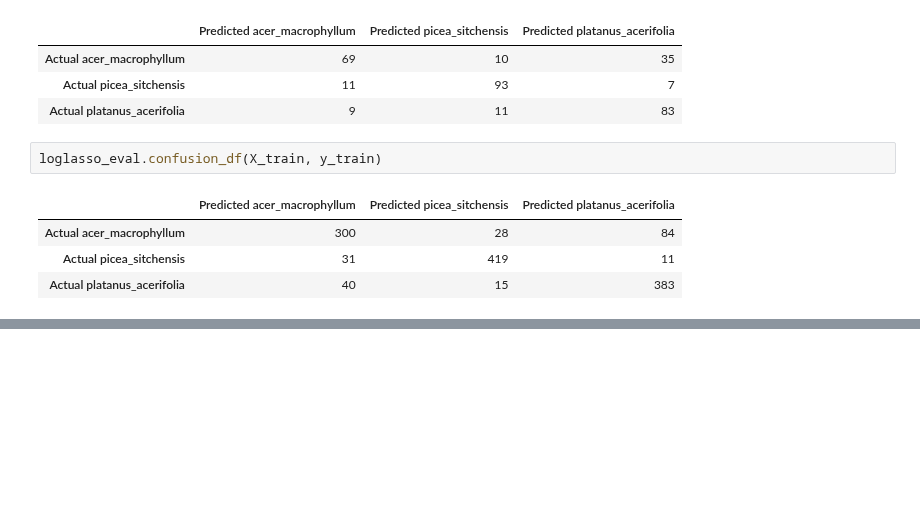
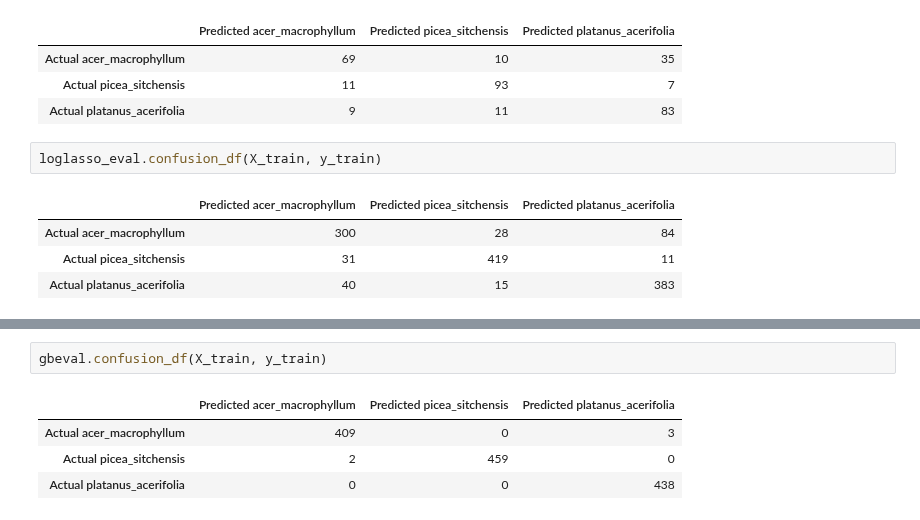
Before and after one commit to NathanielBlairStahn/tree-logic, a Jupyter notebook: notebooks/20180509_3_species/baseline_models.ipynb, the cells around one changed output, grey strips where cells are left out. Drawn from its saved outputs; the diff is of its cells as text; blank space fills up the shorter version.

```diff
--- a/notebooks/20180509_3_species/baseline_models.ipynb
+++ b/notebooks/20180509_3_species/baseline_models.ipynb
@@ -172,0 +205,7 @@ loglasso_eval.confusion_df(X_train, y_train)
+# %%
+gbeval.confusion_df(X_train, y_train)
+# %% [output]
+|  | Predicted acer_macrophyllum | Predicted picea_sitchensis | Predicted platanus_acerifolia |
+| Actual acer_macrophyllum | 409 | 0 | 3 |
+| Actual picea_sitchensis | 2 | 459 | 0 |
+| Actual platanus_acerifolia | 0 | 0 | 438 |
```
Also changed, not shown: parts of 6 cells of this notebook.
